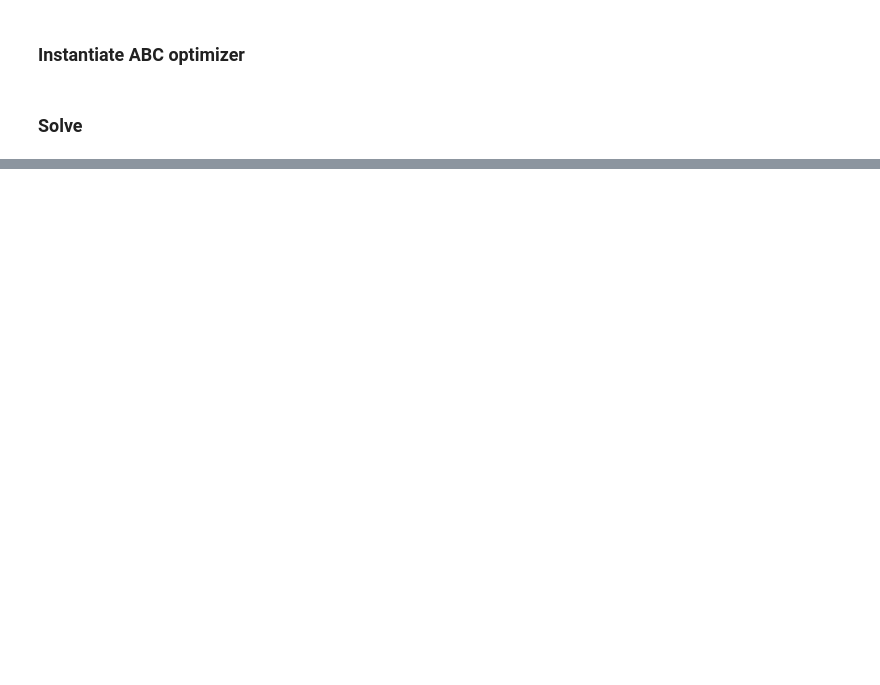
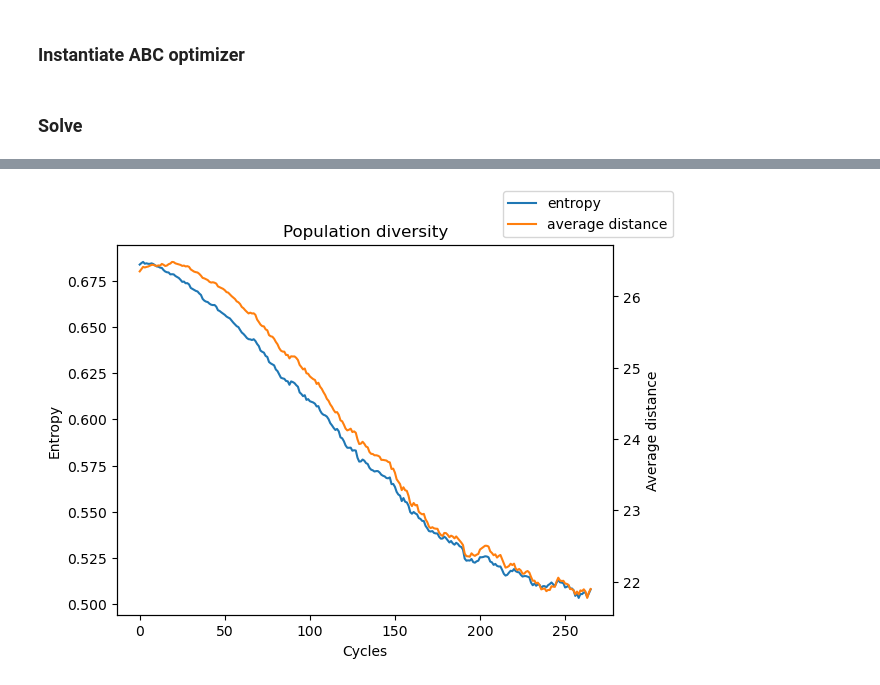
Before and after one commit to Pablof27/GS-ABC, a Jupyter notebook: Experimentation.ipynb, the cells around one changed output, grey strips where cells are left out. Saved outputs shown, nothing was run; the diff lists cells and outputs as text; code cells hidden in the pictures; blank space fills up the shorter version.

```diff
--- a/Experimentation.ipynb
+++ b/Experimentation.ipynb
@@ -49,0 +50,32 @@ Execution time for 4 workers: 27.1726326670032
+# %%
+# Sample data
+x = [i for i in range(len(population_diversity))]
+y1 = population_diversity      # First dataset
+y2 = average_distance # Second dataset (different scale)
+
+# Create a figure and axis
+fig, ax1 = plt.subplots()
+
+color1 = '#1f77b4'  # blue from Tableau palette
+color2 = '#ff7f0e'  # orange from Tableau palette
+
+# Plot the first dataset
+ax1.plot(x, y1, label='entropy', color=color1)
+ax1.set_xlabel('Cycles')
+ax1.set_ylabel('Entropy')
+ax1.tick_params(axis='y')
+
+# Create a second y-axis sharing the same x-axis
+ax2 = ax1.twinx()
+ax2.plot(x, y2, label='average distance', color=color2)
+ax2.set_ylabel('Average distance')
+ax2.tick_params(axis='y')
+
+# Optional: Add legends
+fig.legend(loc="upper right")
+
+# Show the plot
+plt.title("Population diversity")
+plt.show()
+# %% [output]
+[figure, added]
```
Also changed, not shown: parts of 10 cells of this notebook, 2 other files.
